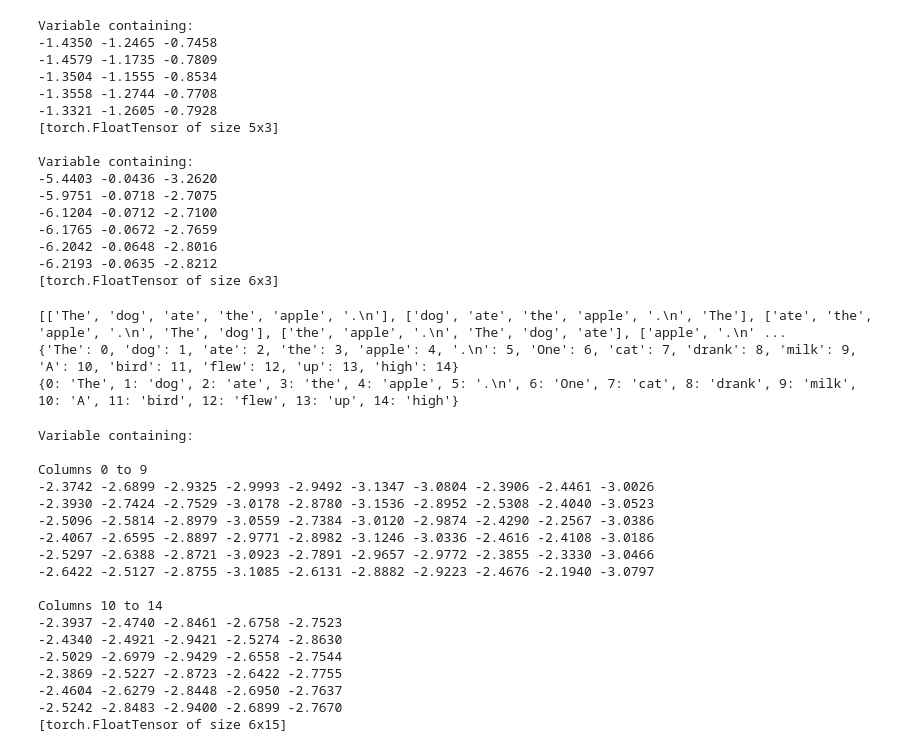
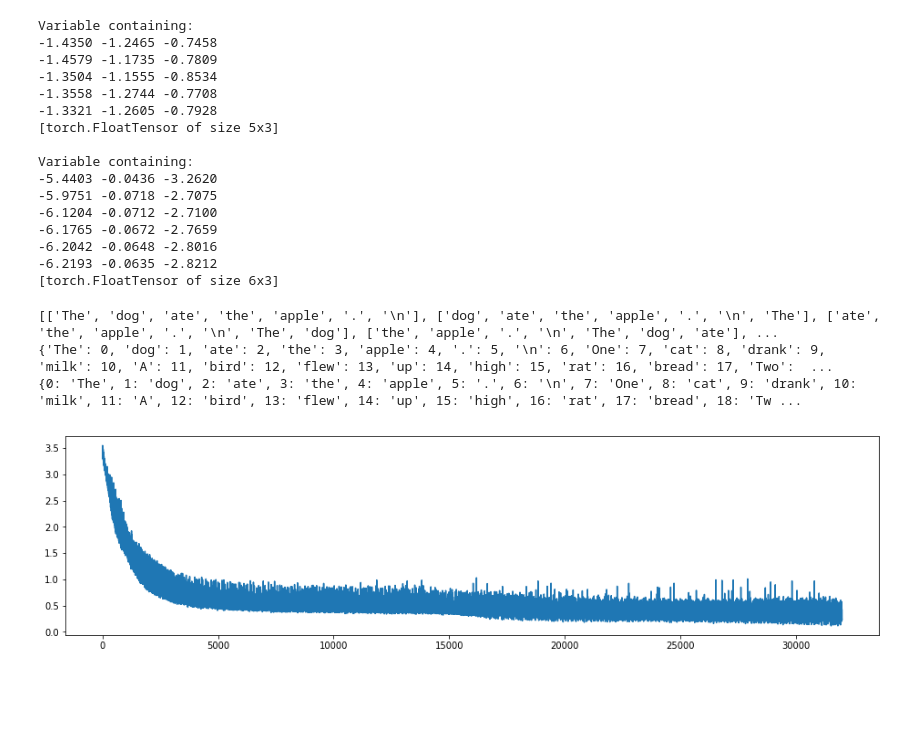
Before and after one commit to RiccardoGrin/LearningPytorch, a Jupyter notebook: LSTM_lesson.ipynb, the cells around one changed output. Cells and saved outputs as stored; diff of their text form; code cells hidden in the pictures; blank space fills up the shorter version.

Commit message:
added more data

```diff
--- a/LSTM_lesson.ipynb
+++ b/LSTM_lesson.ipynb
@@ -225,9 +225,18 @@ def create_data(sentences):
     print(training_data)
     return training_data
 # %%
-sentences = ["The dog ate the apple .\n".split(' '),
-             "One cat drank milk .\n".split(' '),
-             "A bird flew up high .\n".split(' ')]
+sentences = ["The dog ate the apple . \n".split(' '),
+             "One cat drank milk . \n".split(' '),
+             "A bird flew up high . \n".split(' '),
+             "The rat ate the bread . \n".split(' '),
+             "Two cows drank milk . \n".split(' '),
+             "A turtle swam up high . \n".split(' '),
+             "The lion ate a person . \n".split(' '),
+             "One bat drank blood . \n".split(' '),
+             "A tiger jumped up high . \n".split(' '),
+             "The mouse ate the cheese . \n".split(' '),
+             "Two sheep drank water . \n".split(' '),
+             "A horse jumped up high . \n".split(' ')]
 
 training_data = create_data(sentences)
 word_to_ix = create_dict(training_data)
@@ -240,20 +249,19 @@ print(ix_to_word)
 EMBEDDING_DIM = 6
 HIDDEN_DIM = 6
 # %% [output]
-[['The', 'dog', 'ate', 'the', 'apple', '.\n'], ['dog', 'ate', 'the', 'apple', '.\n', 'The'], ['ate', 'the', 'apple', '.\n', 'The', 'dog'], ['the', 'apple', '.\n', 'The', 'dog', 'ate'], ['apple', '.\n' ...
-{'The': 0, 'dog': 1, 'ate': 2, 'the': 3, 'apple': 4, '.\n': 5, 'One': 6, 'cat': 7, 'drank': 8, 'milk': 9, 'A': 10, 'bird': 11, 'flew': 12, 'up': 13, 'high': 14}
-{0: 'The', 1: 'dog', 2: 'ate', 3: 'the', 4: 'apple', 5: '.\n', 6: 'One', 7: 'cat', 8: 'drank', 9: 'milk', 10: 'A', 11: 'bird', 12: 'flew', 13: 'up', 14: 'high'}
+[['The', 'dog', 'ate', 'the', 'apple', '.', '\n'], ['dog', 'ate', 'the', 'apple', '.', '\n', 'The'], ['ate', 'the', 'apple', '.', '\n', 'The', 'dog'], ['the', 'apple', '.', '\n', 'The', 'dog', 'ate'], ...
+{'The': 0, 'dog': 1, 'ate': 2, 'the': 3, 'apple': 4, '.': 5, '\n': 6, 'One': 7, 'cat': 8, 'drank': 9, 'milk': 10, 'A': 11, 'bird': 12, 'flew': 13, 'up': 14, 'high': 15, 'rat': 16, 'bread': 17, 'Two':  ...
+{0: 'The', 1: 'dog', 2: 'ate', 3: 'the', 4: 'apple', 5: '.', 6: '\n', 7: 'One', 8: 'cat', 9: 'drank', 10: 'milk', 11: 'A', 12: 'bird', 13: 'flew', 14: 'up', 15: 'high', 16: 'rat', 17: 'bread', 18: 'Tw ...
 # %%
 model = LSTMTagger(EMBEDDING_DIM, HIDDEN_DIM, len(word_to_ix), len(word_to_ix))
 loss_function = nn.NLLLoss()
 optimizer = optim.SGD(model.parameters(), lr=0.1)
 
 
-
-for epoch in range(1000):  # again, normally you would NOT do 300 epochs, it is toy data
+loss_save = []
+for epoch in range(400):  # again, normally you would NOT do 300 epochs, it is toy data
+    training_data = random.sample(training_data, len(training_data))
     for sentence in training_data:
-        sentence = random.sample(sentence, len(sentence))
-
         tags = np.roll(sentence,-1).tolist()
 
         # Step 1. Remember that Pytorch accumulates gradients.
@@ -279,35 +287,14 @@ for epoch in range(1000):  # again, normally you would NOT do 300 epochs, it is
         #  calling optimizer.step()
         loss = loss_function(tag_scores, targets)
         loss.backward()
+        loss_save.append(loss.data)
         optimizer.step()
-
-# See what the scores are after training
-inputs = prepare_sequence(['The', 'dog', 'ate', 'the'], word_to_ix)
-tag_scores = model(inputs)
-# The sentence is "the dog ate the apple".  i,j corresponds to score for tag j
-#  for word i. The predicted tag is the maximum scoring tag.
-# Here, we can see the predicted sequence below is 0 1 2 0 1
-# since 0 is index of the maximum value of row 1,
-# 1 is the index of maximum value of row 2, etc.
-# Which is DET NOUN VERB DET NOUN, the correct sequence!
-print(tag_scores)
-# %% [output]
-Variable containing:
-
-Columns 0 to 9
--2.3742 -2.6899 -2.9325 -2.9993 -2.9492 -3.1347 -3.0804 -2.3906 -2.4461 -3.0026
--2.3930 -2.7424 -2.7529 -3.0178 -2.8780 -3.1536 -2.8952 -2.5308 -2.4040 -3.0523
--2.5096 -2.5814 -2.8979 -3.0559 -2.7384 -3.0120 -2.9874 -2.4290 -2.2567 -3.0386
--2.4067 -2.6595 -2.8897 -2.9771 -2.8982 -3.1246 -3.0336 -2.4616 -2.4108 -3.0186
--2.5297 -2.6388 -2.8721 -3.0923 -2.7891 -2.9657 -2.9772 -2.3855 -2.3330 -3.0466
--2.6422 -2.5127 -2.8755 -3.1085 -2.6131 -2.8882 -2.9223 -2.4676 -2.1940 -3.0797
-
-Columns 10 to 14
--2.3937 -2.4740 -2.8461 -2.6758 -2.7523
--2.4340 -2.4921 -2.9421 -2.5274 -2.8630
--2.5029 -2.6979 -2.9429 -2.6558 -2.7544
--2.3869 -2.5227 -2.8723 -2.6422 -2.7755
--2.4604 -2.6279 -2.8448 -2.6950 -2.7637
--2.5242 -2.8483 -2.9400 -2.6899 -2.7670
-[torch.FloatTensor of size 6x15]
+# %%
+import matplotlib.pyplot as plt
+
+plt.figure(figsize = [16,4])
+plt.plot(loss_save, '-', ms=3)
+plt.show()
+# %% [output]
+[figure, added]
 # %%
```
Also changed, not shown: parts of 1 cell of this notebook.
